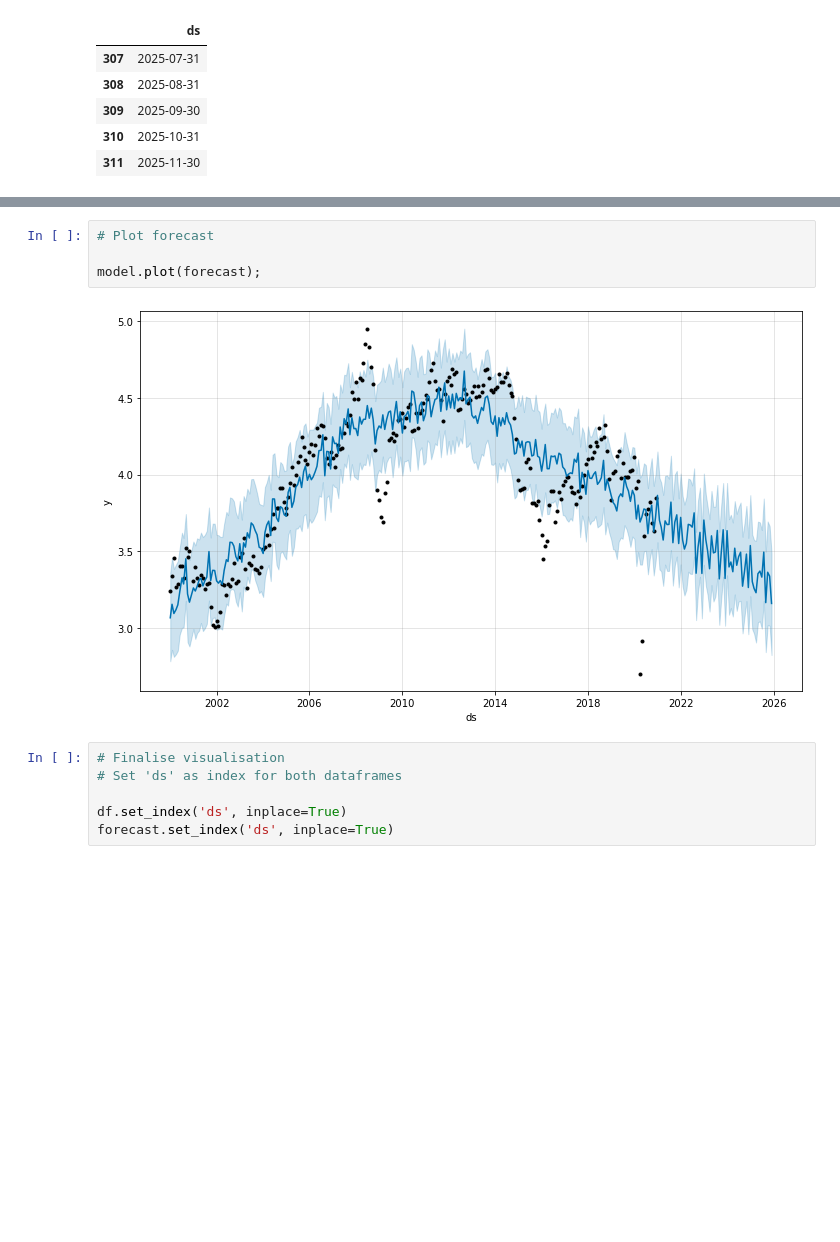
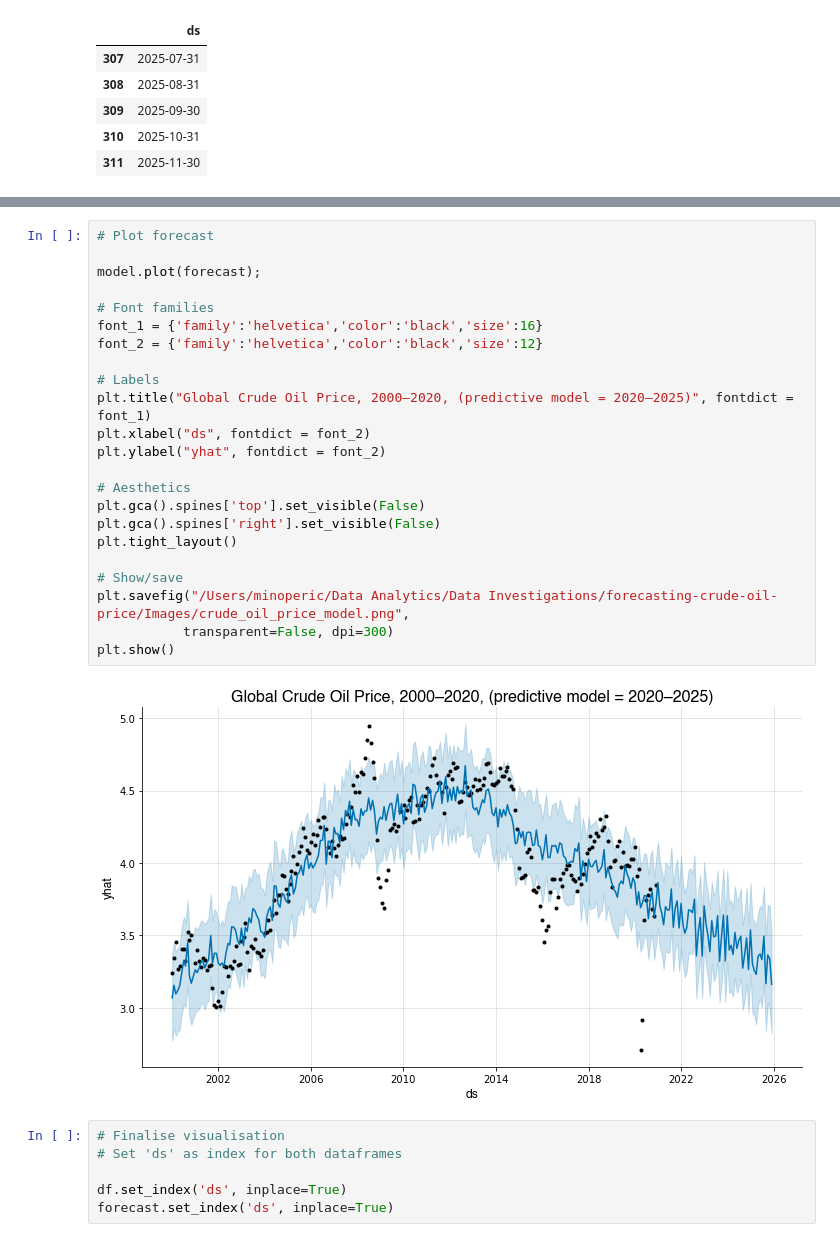
Before and after one commit to mnperic/forecasting-crude-oil-price, a Jupyter notebook: machine_learning_crude_oil.ipynb, the cells around one changed output, grey strips where cells are left out. Cells and saved outputs as stored; diff of their text form; blank space fills up the shorter version.

```diff
--- a/machine_learning_crude_oil.ipynb
+++ b/machine_learning_crude_oil.ipynb
@@ -143,9 +143,28 @@ forecast[['ds', 'yhat', 'yhat_lower', 'yhat_upper']].tail()
 # %%
 # Plot forecast
 
 model.plot(forecast);
+
+# Font families
+font_1 = {'family':'helvetica','color':'black','size':16}
+font_2 = {'family':'helvetica','color':'black','size':12}
+
+# Labels
+plt.title("Global Crude Oil Price, 2000–2020, (predictive model = 2020–2025)", fontdict = font_1)
+plt.xlabel("ds", fontdict = font_2)
+plt.ylabel("yhat", fontdict = font_2)
+
+# Aesthetics
+plt.gca().spines['top'].set_visible(False)
+plt.gca().spines['right'].set_visible(False)
+plt.tight_layout()
+
+# Show/save
+plt.savefig("/Users/minoperic/Data Analytics/Data Investigations/forecasting-crude-oil-price/Images/crude_oil_price_model.png",
+           transparent=False, dpi=300)
+plt.show()
 # %% [output]
-[figure, old version]
+[figure, new version]
 # %%
 # Finalise visualisation
 # Set 'ds' as index for both dataframes
```
Also changed, not shown: parts of 2 cells of this notebook.
